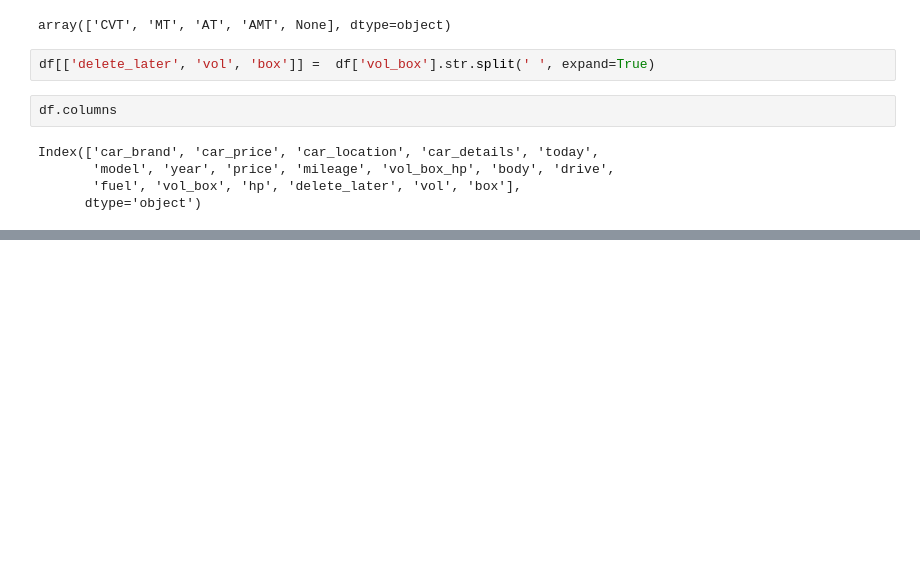
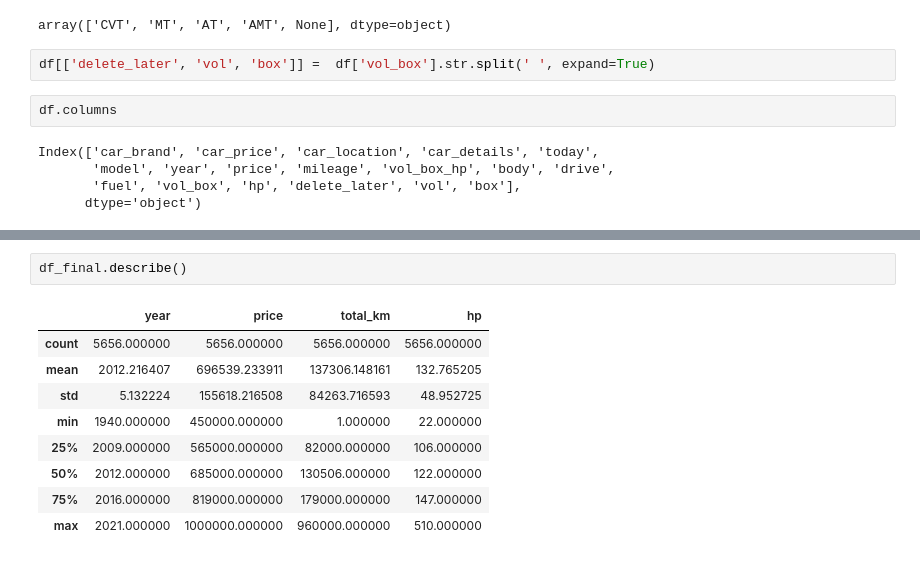
Before and after one commit to iskakanartur/car_data_analysis, a Jupyter notebook: cars.ipynb, the cells around one changed output, grey strips where cells are left out. Drawn from its saved outputs; the diff is of its cells as text; blank space fills up the shorter version.

```diff
--- a/cars.ipynb
+++ b/cars.ipynb
@@ -659,0 +995,12 @@ Name: car_location, dtype: object
+# %%
+df_final.describe()
+# %% [output]
+|  | year | price | total_km | hp |
+| count | 5656.000000 | 5656.000000 | 5656.000000 | 5656.000000 |
+| mean | 2012.216407 | 696539.233911 | 137306.148161 | 132.765205 |
+| std | 5.132224 | 155618.216508 | 84263.716593 | 48.952725 |
+| min | 1940.000000 | 450000.000000 | 1.000000 | 22.000000 |
+| 25% | 2009.000000 | 565000.000000 | 82000.000000 | 106.000000 |
+| 50% | 2012.000000 | 685000.000000 | 130506.000000 | 122.000000 |
+| 75% | 2016.000000 | 819000.000000 | 179000.000000 | 147.000000 |
+| max | 2021.000000 | 1000000.000000 | 960000.000000 | 510.000000 |
```
Also changed, not shown: parts of 63 cells of this notebook, 2 other files.
